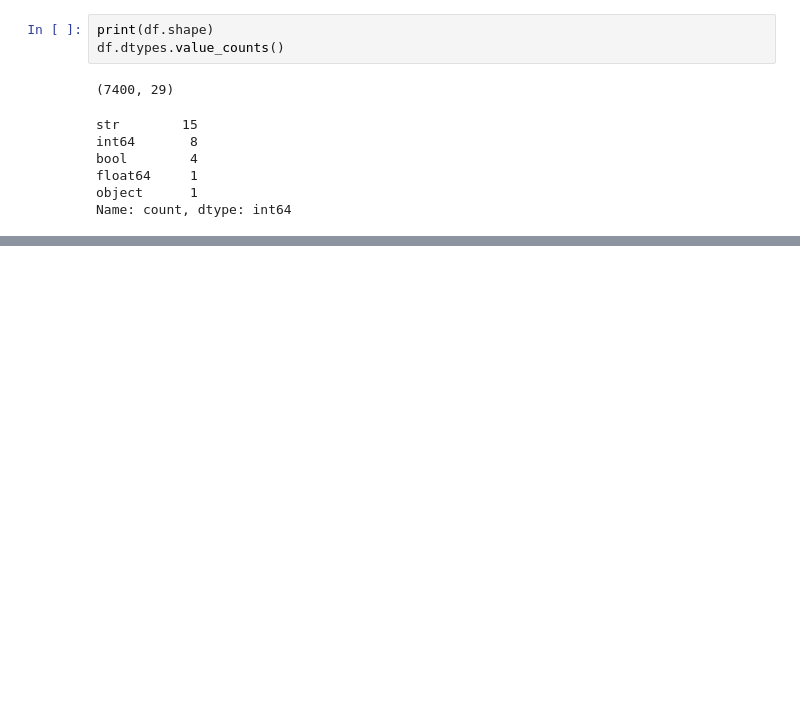
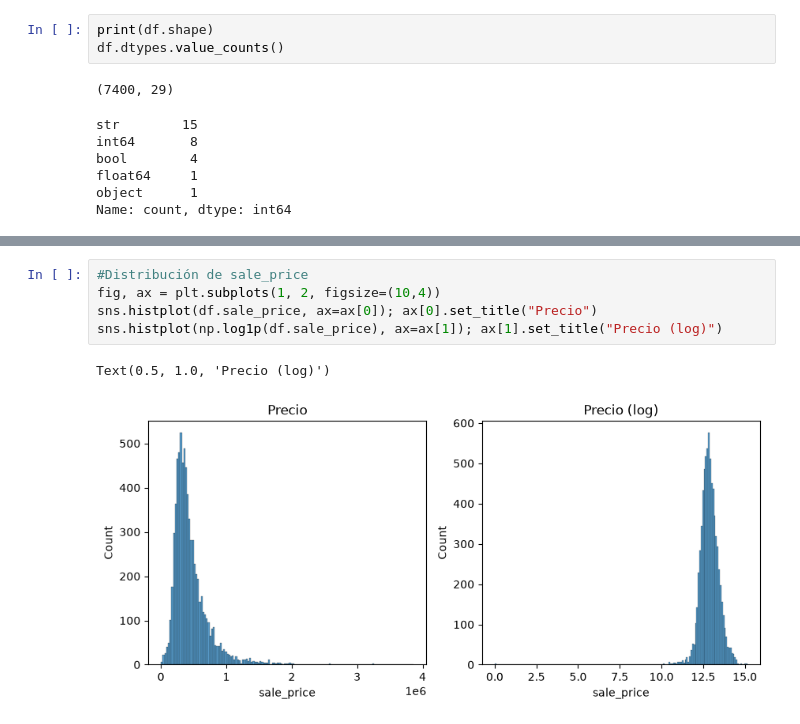
Before and after one commit to Joselito17821/car-price-prediction-mlops, a Jupyter notebook: fase-1/notebook.ipynb, the cells around one changed output, grey strips where cells are left out. Saved outputs shown, nothing was run; the diff lists cells and outputs as text; blank space fills up the shorter version.

```diff
--- a/fase-1/notebook.ipynb
+++ b/fase-1/notebook.ipynb
@@ -66,0 +139,8 @@ Name: count, dtype: int64
+# %%
+#Distribución de sale_price
+fig, ax = plt.subplots(1, 2, figsize=(10,4))
+sns.histplot(df.sale_price, ax=ax[0]); ax[0].set_title("Precio")
+sns.histplot(np.log1p(df.sale_price), ax=ax[1]); ax[1].set_title("Precio (log)")
+# %% [output]
+Text(0.5, 1.0, 'Precio (log)')
+[figure, added]
```
Also changed, not shown: parts of 21 cells of this notebook.
